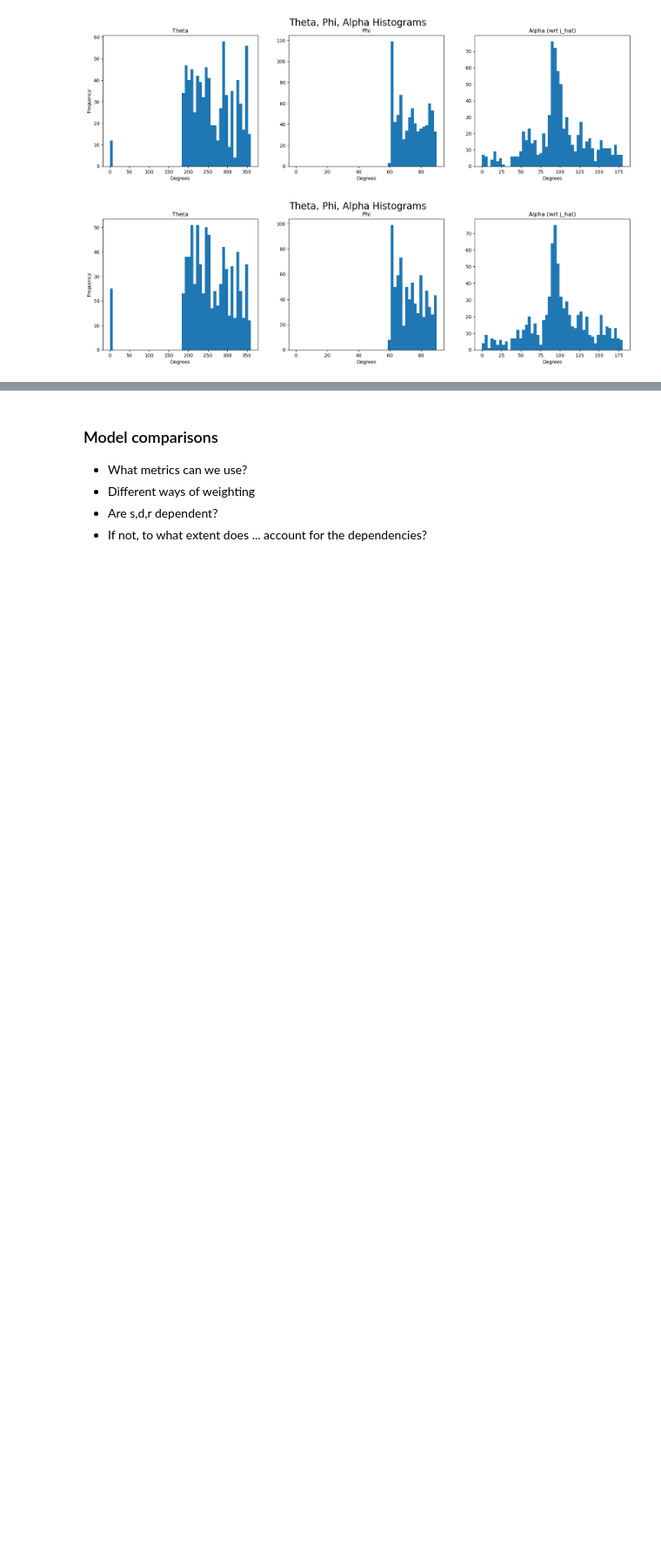
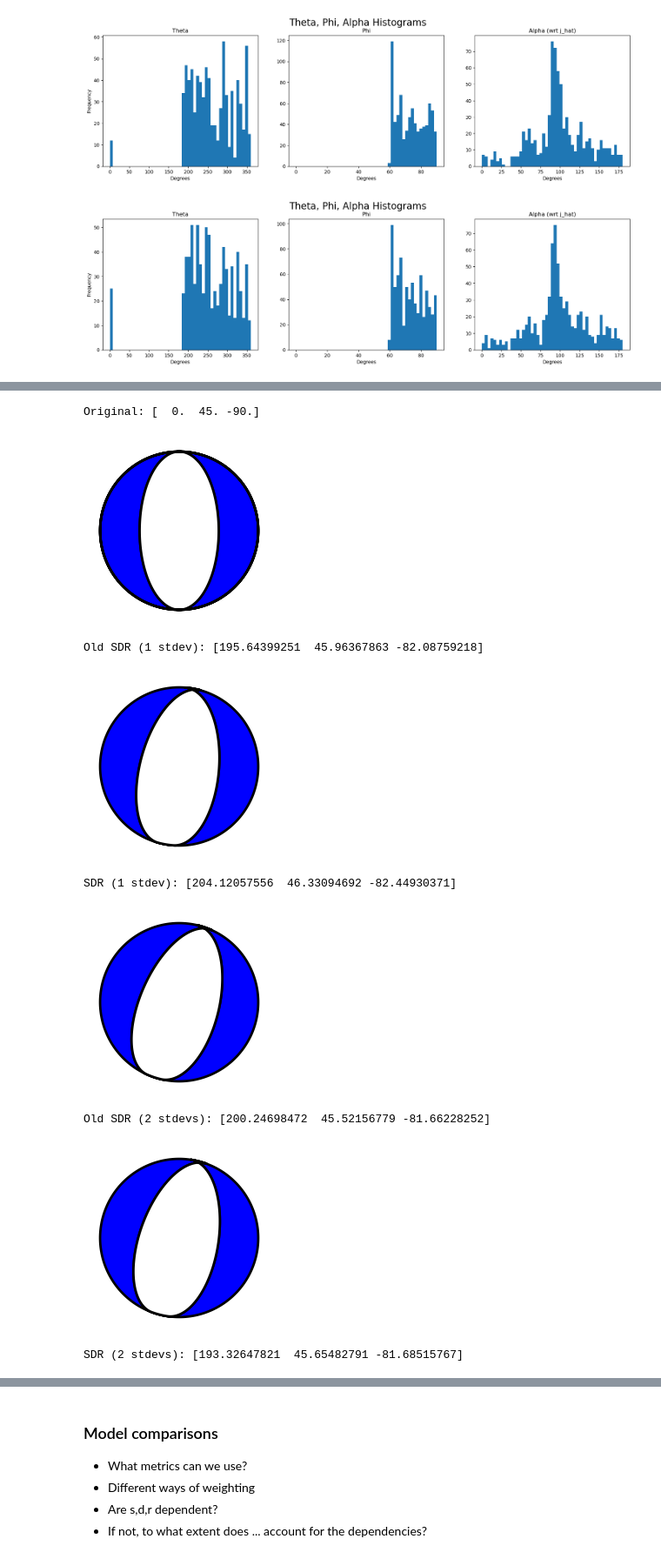
Before and after one commit to victoragaba/SURG-Mars, a Jupyter notebook: visuals.ipynb, the cells around one changed output, grey strips where cells are left out. Shown at 87% size. Cells and saved outputs as stored; diff of their text form; code cells hidden in the pictures; blank space fills up the shorter version.

Commit message:
aggregate misfit

```diff
--- a/visuals.ipynb
+++ b/visuals.ipynb
@@ -98,0 +108,29 @@ fr.plot_crosses(df[accepted1], "New")
+# %%
+# AGGREGATE BEACHBALLS
+
+print(f"Original: {normal_faults[0]}")
+fr.beachball(normal_faults[0]);
+
+old_sdr_1s = fr.aggregate_sdr(df[old_accepted1], "OldWeight")[0]
+print(f"Old SDR (1 stdev): {old_sdr_1s}")
+fr.beachball(old_sdr_1s);
+sdr_1s = fr.aggregate_sdr(df[accepted1], "Weight")[0]
+print(f"SDR (1 stdev): {sdr_1s}")
+fr.beachball(sdr_1s);
+
+old_sdr_2s = fr.aggregate_sdr(df[old_accepted2], "OldWeight")[0]
+print(f"Old SDR (2 stdevs): {old_sdr_2s}")
+fr.beachball(old_sdr_2s);
+sdr_2s = fr.aggregate_sdr(df[accepted2], "Weight")[0]
+print(f"SDR (2 stdevs): {sdr_2s}")
+fr.beachball(sdr_2s);
+# %% [output]
+Original: [  0.  45. -90.]
+[figure, added]
+Old SDR (1 stdev): [195.64399251  45.96367863 -82.08759218]
+[figure, added]
+SDR (1 stdev): [204.12057556  46.33094692 -82.44930371]
+[figure, added]
+Old SDR (2 stdevs): [200.24698472  45.52156779 -81.66228252]
+[figure, added]
+SDR (2 stdevs): [193.32647821  45.65482791 -81.68515767]
```
Also changed, not shown: parts of 8 cells of this notebook, 6 other files.
